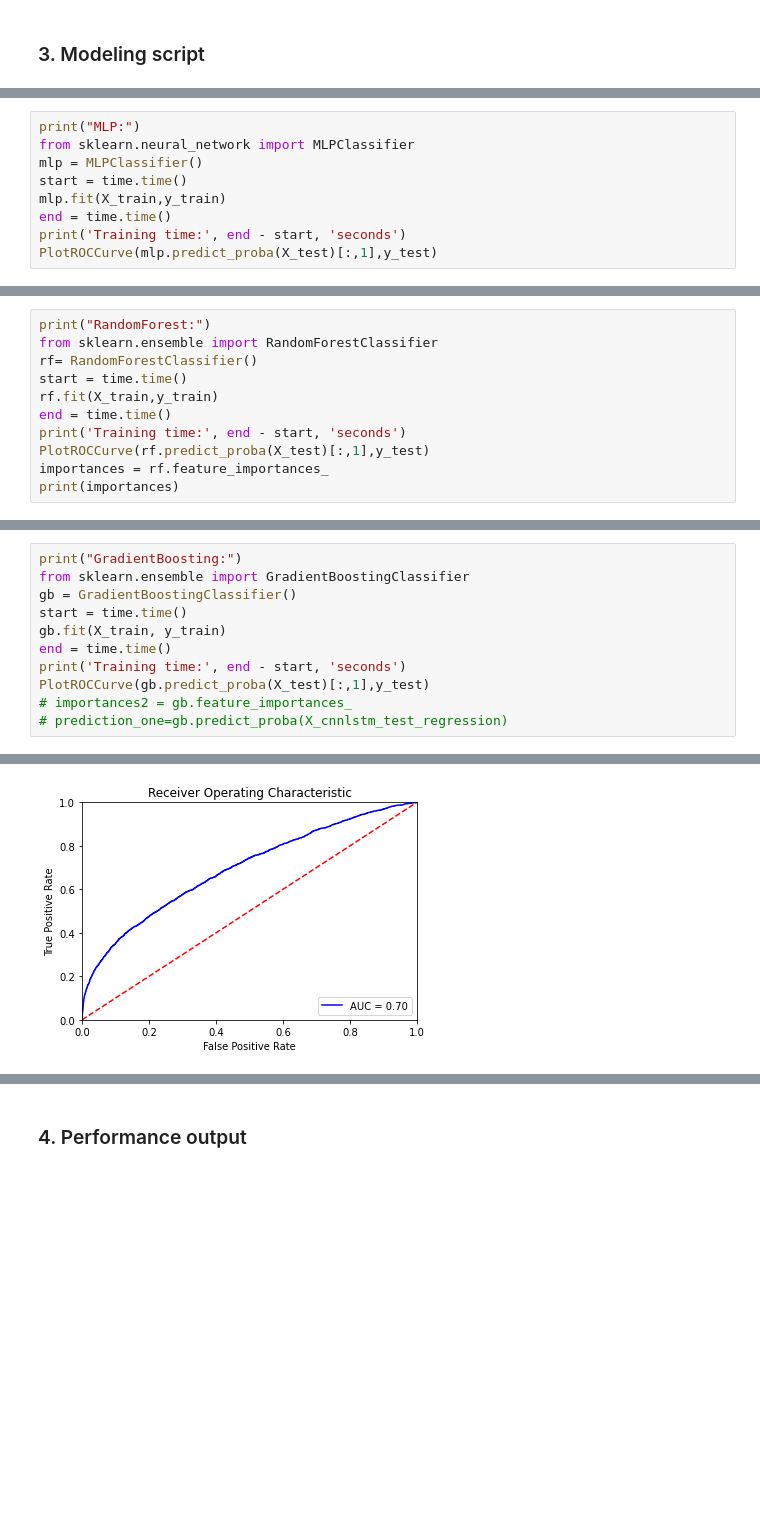
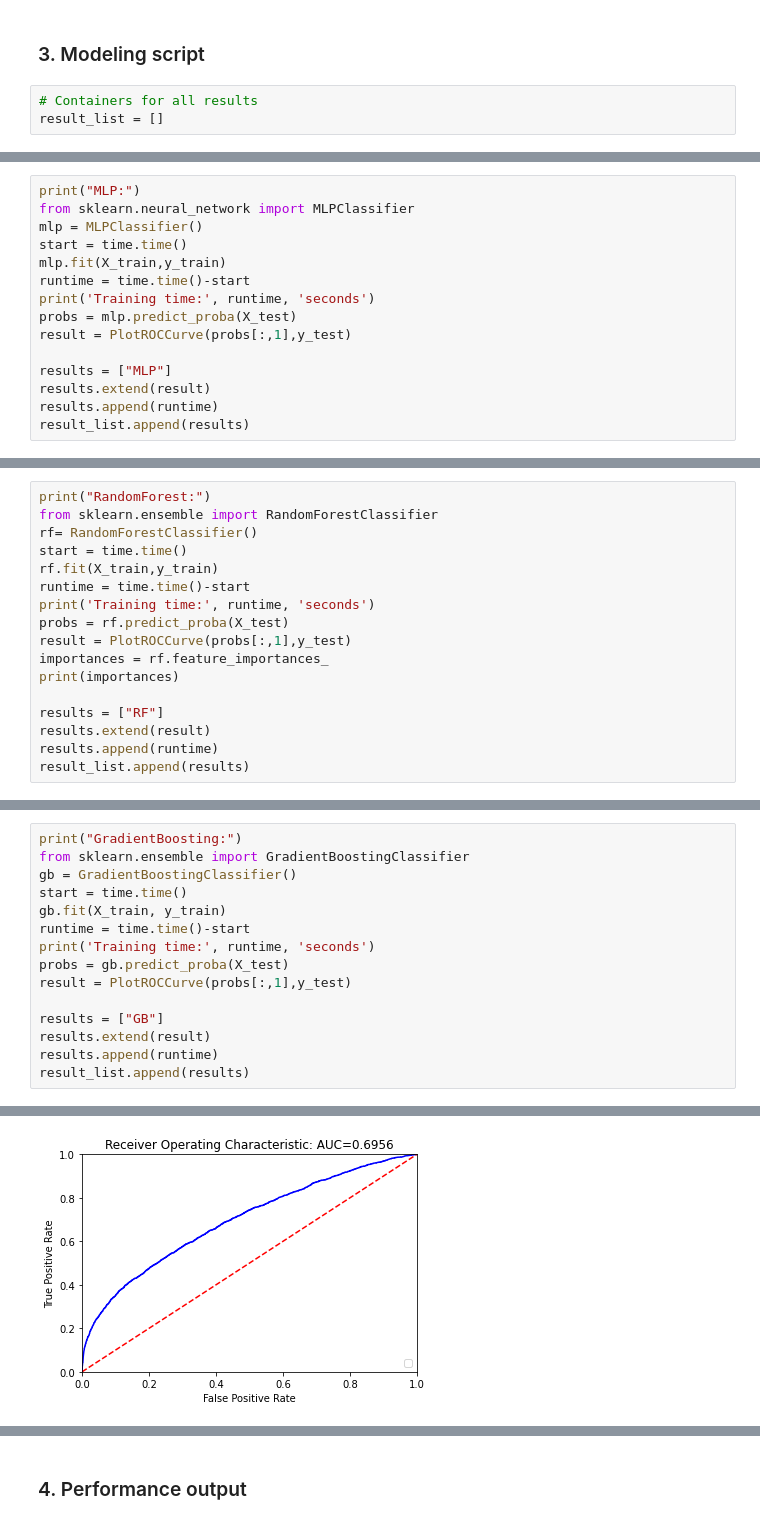
Before and after one commit to nliulab/mimic4ed-benchmark, a Jupyter notebook: Benchmark_scripts/Model_72h_ed_revisit_disposition.ipynb, the cells around one changed output, grey strips where cells are left out. Cells and saved outputs as stored; diff of their text form; blank space fills up the shorter version.

```diff
--- a/Benchmark_scripts/Model_72h_ed_revisit_disposition.ipynb
+++ b/Benchmark_scripts/Model_72h_ed_revisit_disposition.ipynb
@@ -92,6 +93,9 @@ class ratio
 positive : negative = 0.047332185886402756 : 1
 # %% [markdown]
 ### 3.  Modeling script
+# %%
+# Containers for all results
+result_list = []
 # %%
 print("Logistic Regression:")
 from sklearn.linear_model import LogisticRegression
@@ -124,8 +136,14 @@ from sklearn.neural_network import MLPClassifier
 mlp = MLPClassifier()
 start = time.time()
 mlp.fit(X_train,y_train)
-end = time.time()
-print('Training time:', end - start, 'seconds')
-PlotROCCurve(mlp.predict_proba(X_test)[:,1],y_test)
+runtime = time.time()-start
+print('Training time:', runtime, 'seconds')
+probs = mlp.predict_proba(X_test)
+result = PlotROCCurve(probs[:,1],y_test)
+
+results = ["MLP"]
+results.extend(result)
+results.append(runtime)
+result_list.append(results)
 # %% [output]
 MLP:
@@ -143,10 +163,16 @@ from sklearn.ensemble import RandomForestClassifier
 rf= RandomForestClassifier()
 start = time.time()
 rf.fit(X_train,y_train)
-end = time.time()
-print('Training time:', end - start, 'seconds')
-PlotROCCurve(rf.predict_proba(X_test)[:,1],y_test)
+runtime = time.time()-start
+print('Training time:', runtime, 'seconds')
+probs = rf.predict_proba(X_test)
+result = PlotROCCurve(probs[:,1],y_test)
 importances = rf.feature_importances_
 print(importances)
+
+results = ["RF"]
+results.extend(result)
+results.append(runtime)
+result_list.append(results)
 # %% [output]
 RandomForest:
@@ -176,10 +204,14 @@ from sklearn.ensemble import GradientBoostingClassifier
 gb = GradientBoostingClassifier()
 start = time.time()
 gb.fit(X_train, y_train)
-end = time.time()
-print('Training time:', end - start, 'seconds')
-PlotROCCurve(gb.predict_proba(X_test)[:,1],y_test)
-# importances2 = gb.feature_importances_
-# prediction_one=gb.predict_proba(X_cnnlstm_test_regression)
+runtime = time.time()-start
+print('Training time:', runtime, 'seconds')
+probs = gb.predict_proba(X_test)
+result = PlotROCCurve(probs[:,1],y_test)
+
+results = ["GB"]
+results.extend(result)
+results.append(runtime)
+result_list.append(results)
 # %% [output]
 GradientBoosting:
@@ -191 +226 @@ Score thresold: 0.04020764428743692
-[figure, old version]
+[figure, new version]
```
Also changed, not shown: parts of 9 cells of this notebook, 3 other files.
